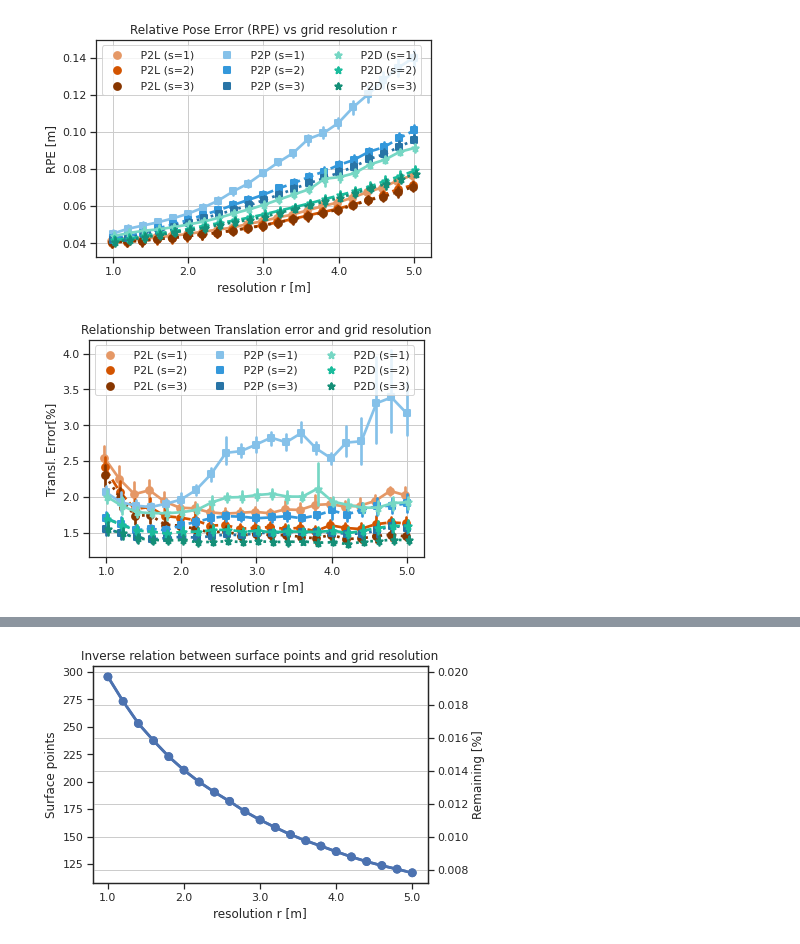
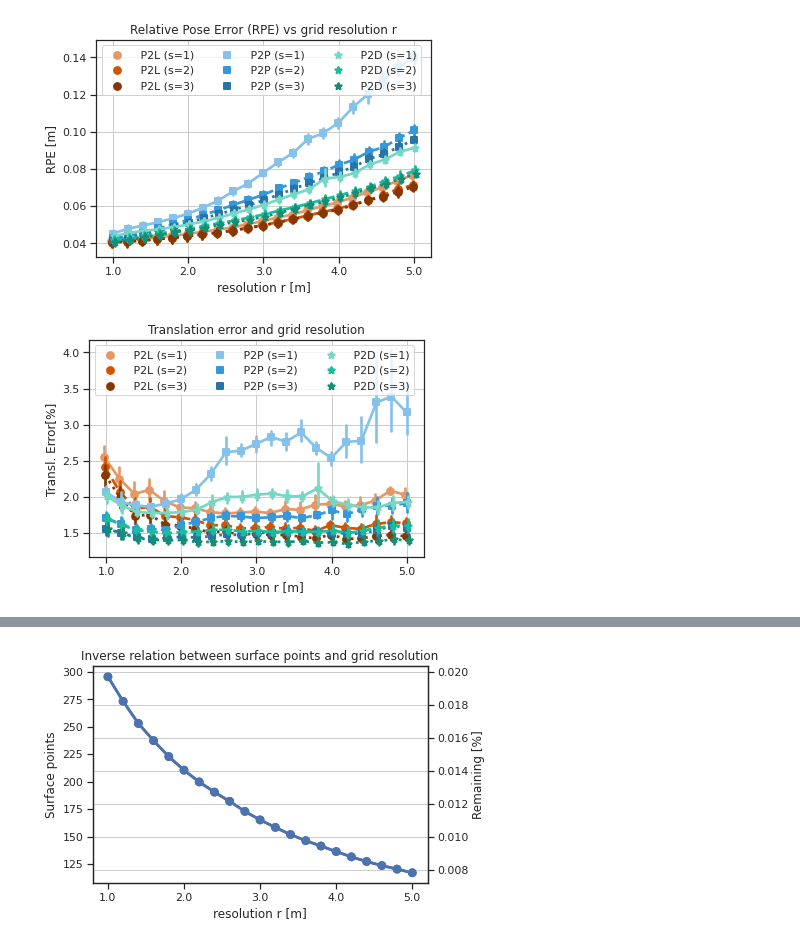
Before and after one commit to dan11003/CFEAR_Radarodometry_evaluation_public, a Jupyter notebook: 5_resolution_eval/5_resolution_eval.ipynb, the cells around one changed output, grey strips where cells are left out. Cells and saved outputs as stored; diff of their text form; code cells hidden in the pictures.

Commit message:
updated 4_kstrong filter and 5_resolution

```diff
--- a/5_resolution_eval/5_resolution_eval.ipynb
+++ b/5_resolution_eval/5_resolution_eval.ipynb
@@ -79,30 +79,30 @@ fig.savefig('./output/RPE_[m]_and_grid_resolution_.png', format='png', dpi=1000)
 # %%
 plt.figure(2)
 ###### plt.title('Transl error due to resolution') ####################################
 df[cost_and_submap_str] = df.apply(lambda row: row["Cost type"] +" (s="+ str(row["submap keyframes"])+")", axis=1)
 sns_plot2=sns.pointplot( x="resolution r [m]", y="Transl. Error[%]", hue=cost_and_submap_str,
                    data=df, dodge=True,palette=pal,markers=mar,linestyles=lin)
 #plt.locator_params(axis='x', nbins=5)
 plt.locator_params(axis='x', nbins=5)
 sns_plot2.get_legend().remove()
 legend2=sns_plot2.legend(loc='upper left', ncol=3,fancybox=True, framealpha=0.8)
 
 legend2.set_zorder(20) # make it on top
 legend2.set_frame_on(False) # make it transparent
 legend2.set_frame_on(True) # make sure there is any background
 plt.locator_params(axis='x', nbins=5)
 #plt.title('Computation time')
 #plt.ylim(1.1,4)
 #plt.ylim(0,4)
-plt.title('Relationship between Translation error and grid resolution')
+plt.title('Translation error and grid resolution')
 plt.grid()
 plt.show()
 fig=sns_plot2.get_figure()
 fig.savefig('./output/Translation_error_and_grid_resolution.pdf', format='pdf')
 fig.savefig('./output/Translation_error_and_grid_resolution.png', format='png', dpi=1000)
 ##########################################################################################
 # %% [output]
-[figure, old version]
+[figure, new version]
 # %%
 plt.figure(3)
 ###### plt.title('Registration time of P2L and P2P') ####################################
```
Also changed, not shown: parts of 2 cells of this notebook, 2 other files.
